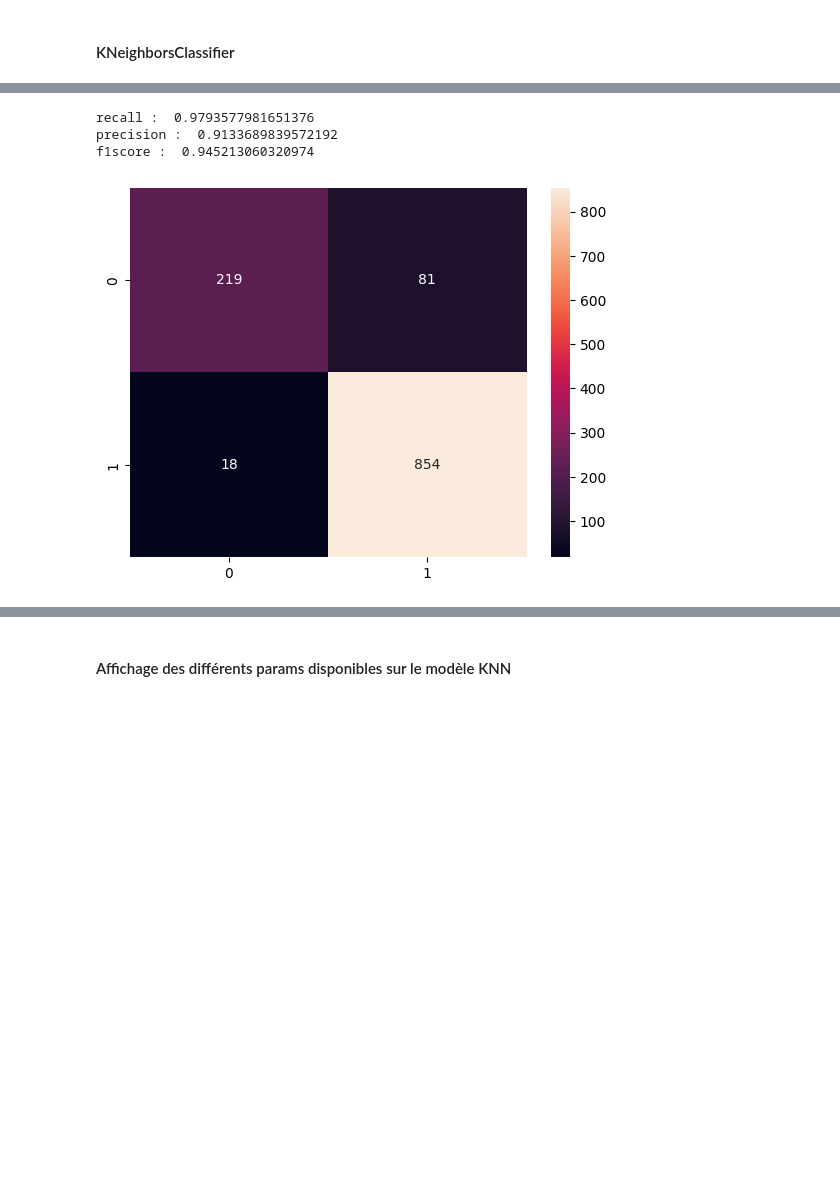
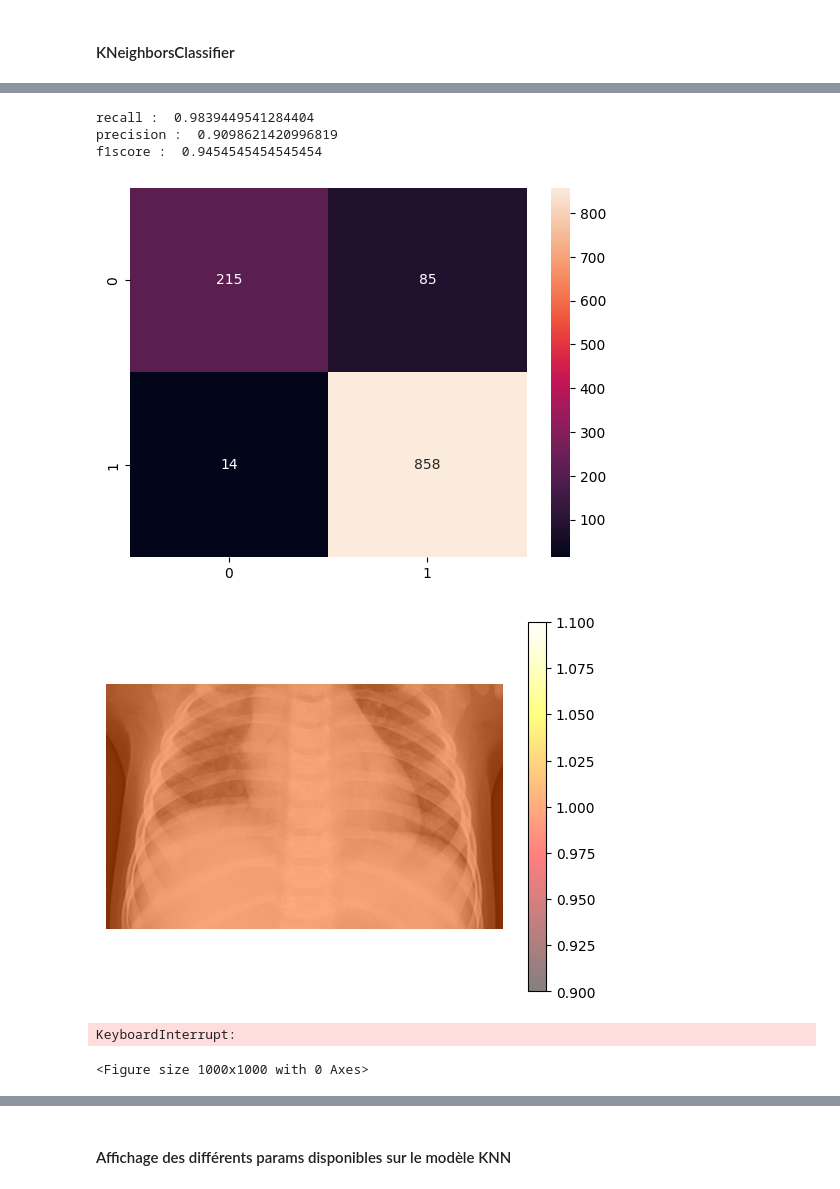
Before and after one commit to VeneziaFanny/zoidberg, a Jupyter notebook: DEV_810_XRay_Data_processing (2).ipynb, the cells around one changed output, grey strips where cells are left out. Drawn from its saved outputs; the diff is of its cells as text; code cells hidden in the pictures; blank space fills up the shorter version.

```diff
--- a/DEV_810_XRay_Data_processing (2).ipynb
+++ b/DEV_810_XRay_Data_processing (2).ipynb
@@ -238,7 +322,7 @@ f1score :  0.8532289628180039
 model = make_pipeline(
     ResizeImageTransformer(size=(200,200)),
     FlattenTransformer(),
-    KNeighborsClassifier(n_neighbors=5)
+    KNeighborsClassifier(n_neighbors=11, weights='uniform', algorithm='auto')
 )
 
 scores = fit_and_score_each_dataset(model, general_scoring)
@@ -269,8 +353,11 @@ print("f1score : ", f1score)
 cm = confusion_matrix(testy, y_pred)
 sns.heatmap(cm, annot=True, fmt="d")
 plt.show()
+
+# ou sns.heatmap(cm, annot=True, fmt="d")
+# plt.show()
 # %% [output]
-recall :  0.9793577981651376
-precision :  0.9133689839572192
-f1score :  0.945213060320974
+recall :  0.9839449541284404
+precision :  0.9098621420996819
+f1score :  0.9454545454545454
 [figure]
@@ -276,0 +368,44 @@ f1score :  0.945213060320974
+# %%
+image_path = "./chest_Xray/train/PNEUMONIA/person1_bacteria_1.jpeg"
+image = cv2.imread(image_path, cv2.IMREAD_GRAYSCALE)
+image = image.reshape(1, image.shape[0], image.shape[1], 1)  # Reshape image to have 4 dimensions
+weights = model.predict_proba(image)
+heatmap = weights[0, 1]  # Use the predicted probability for the class of interest
+heatmap = np.full(image.shape[1:3], heatmap)  # Create a heatmap with the same shape as the original image
+# %%
+image = np.squeeze(image)
+heatmap = np.squeeze(heatmap)
+
+plt.imshow(image, cmap='gray')
+plt.imshow(heatmap, cmap='hot', alpha=0.5)  # Display the heatmap with a transparent overlay
+plt.colorbar()  # Add a color bar for the heatmap
+plt.axis('off')  # Remove the axes
+plt.show()
+# %% [output]
+[figure, added]
+# %%
+# Initialize and train a SOM
+# The dimensions (x, y) of the SOM should be chosen based on your specific needs
+x, y = 20, 20
+# Ensure trainx is a 3D array of shape (n, 800, 800)
+assert len(trainx.shape) == 3 and trainx.shape[1] == trainx.shape[2] == 800
+
+# Flatten the images
+trainx_flattened = trainx.reshape(trainx.shape[0], -1)
+
+# Initialize and train a SOM
+som = MiniSom(x, y, trainx_flattened.shape[1], sigma=0.5, learning_rate=0.5)
+som.train_random(trainx_flattened, 100)
+
+# Use the SOM to visualize the results
+# Each neuron in the SOM represents a cluster
+# The distance between the neurons represents the similarity between the clusters
+plt.figure(figsize=(10, 10))
+for (x, y) in som.win_map(trainx_flattened).keys():
+    plt.text(x, y, '.', color='k')
+plt.xlim([0, x])
+plt.ylim([0, y])
+plt.show()
+# %% [output]
+KeyboardInterrupt:
+<Figure size 1000x1000 with 0 Axes>
```
Also changed, not shown: parts of 23 cells of this notebook, 3 other files.
